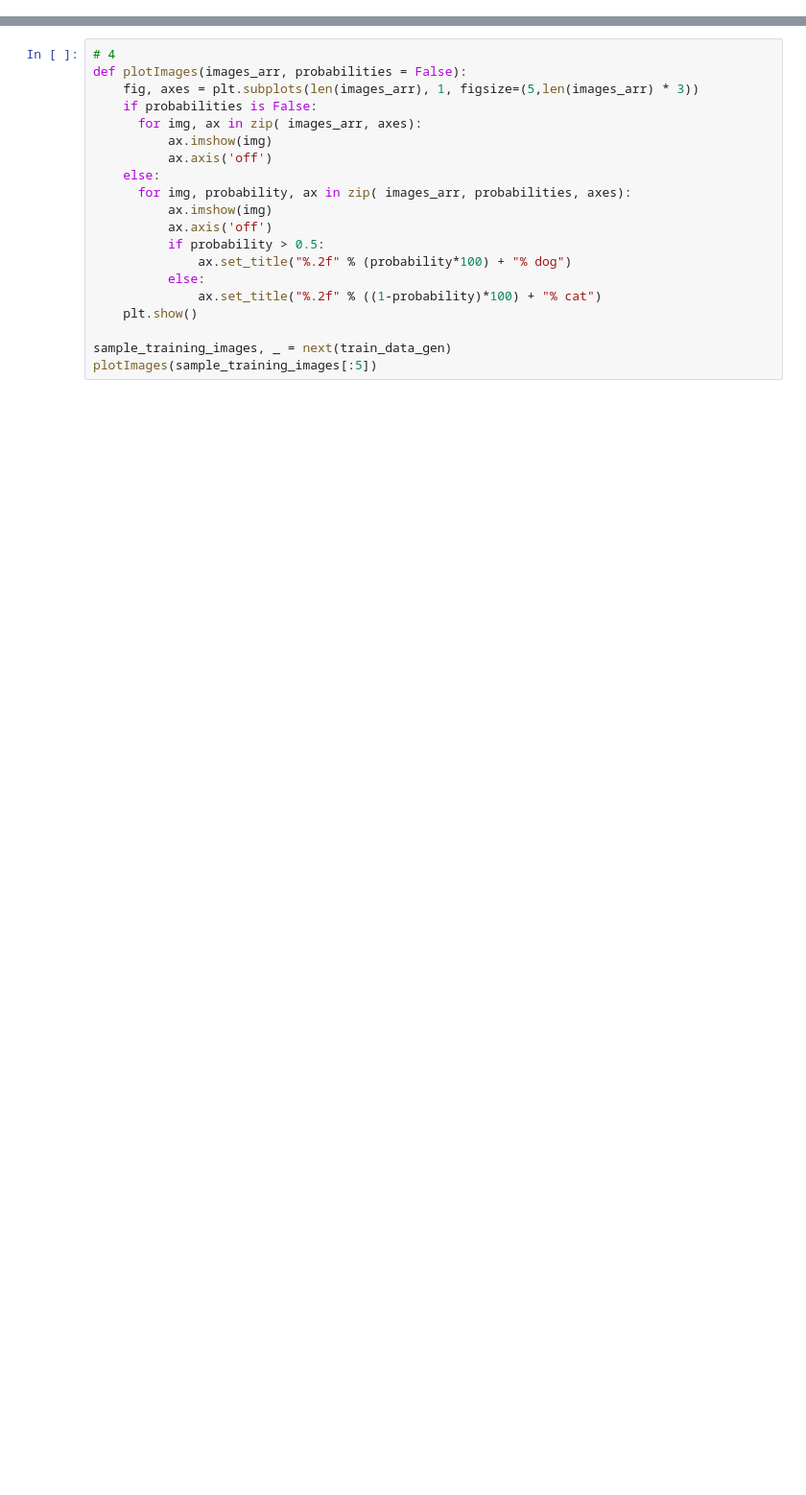
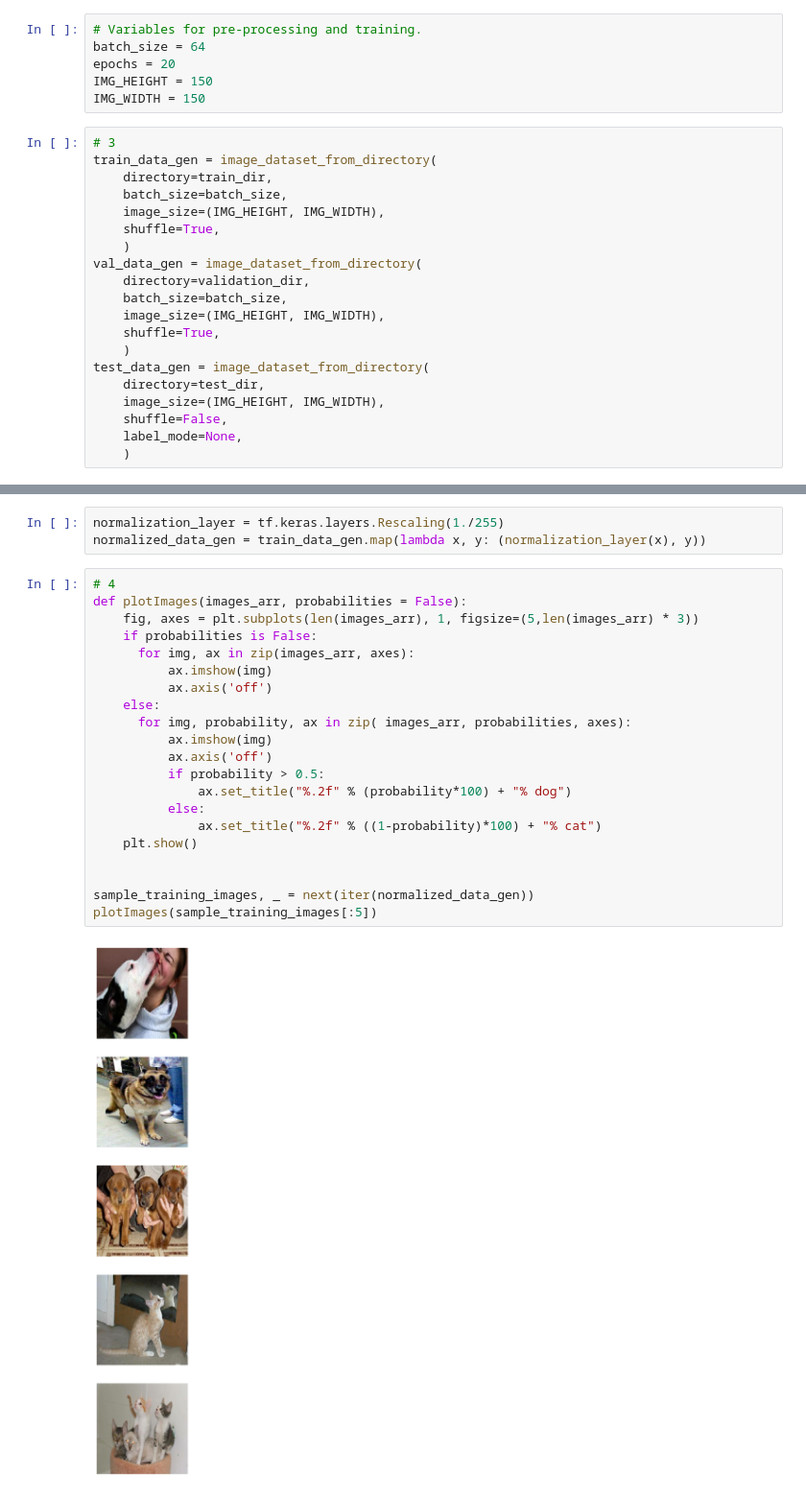
Before and after one commit to ThibaultEa/Machine-learning-with-Python, a Jupyter notebook: Cat and Dog Image Classifier (Computer Vision)/fcc_cat_dog.ipynb, the cells around one changed output, grey strips where cells are left out. Shown at 96% size. Saved outputs shown, nothing was run; the diff lists cells and outputs as text; blank space fills up the shorter version.

```diff
--- a/Cat and Dog Image Classifier (Computer Vision)/fcc_cat_dog.ipynb
+++ b/Cat and Dog Image Classifier (Computer Vision)/fcc_cat_dog.ipynb
@@ -47,0 +47,26 @@ test_data_gen = None
+# %%
+# Variables for pre-processing and training.
+batch_size = 64
+epochs = 20
+IMG_HEIGHT = 150
+IMG_WIDTH = 150
+# %%
+# 3
+train_data_gen = image_dataset_from_directory(
+    directory=train_dir,
+    batch_size=batch_size,
+    image_size=(IMG_HEIGHT, IMG_WIDTH),
+    shuffle=True,
+    )
+val_data_gen = image_dataset_from_directory(
+    directory=validation_dir,
+    batch_size=batch_size,
+    image_size=(IMG_HEIGHT, IMG_WIDTH),
+    shuffle=True,
+    )
+test_data_gen = image_dataset_from_directory(
+    directory=test_dir,
+    image_size=(IMG_HEIGHT, IMG_WIDTH),
+    shuffle=False,
+    label_mode=None,
+    )
@@ -48,22 +77,28 @@ test_data_gen = None
+# %%
+normalization_layer = tf.keras.layers.Rescaling(1./255)
+normalized_data_gen = train_data_gen.map(lambda x, y: (normalization_layer(x), y))
 # %%
 # 4
 def plotImages(images_arr, probabilities = False):
     fig, axes = plt.subplots(len(images_arr), 1, figsize=(5,len(images_arr) * 3))
     if probabilities is False:
-      for img, ax in zip( images_arr, axes):
+      for img, ax in zip(images_arr, axes):
           ax.imshow(img)
           ax.axis('off')
     else:
       for img, probability, ax in zip( images_arr, probabilities, axes):
           ax.imshow(img)
           ax.axis('off')
           if probability > 0.5:
               ax.set_title("%.2f" % (probability*100) + "% dog")
           else:
               ax.set_title("%.2f" % ((1-probability)*100) + "% cat")
     plt.show()
 
-sample_training_images, _ = next(train_data_gen)
+
+sample_training_images, _ = next(iter(normalized_data_gen))
 plotImages(sample_training_images[:5])
+# %% [output]
+[figure, added]
 # %%
 # 5
```
Also changed, not shown: parts of 15 cells of this notebook.
